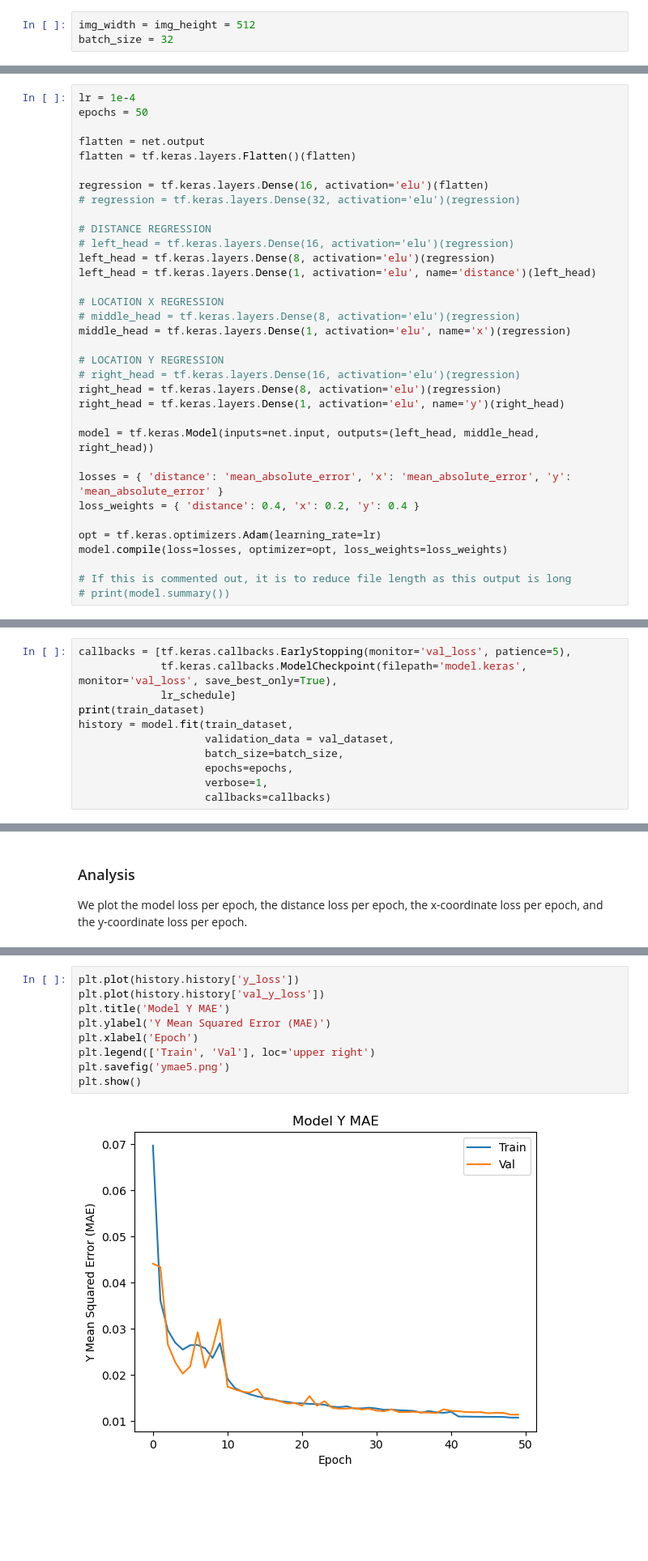
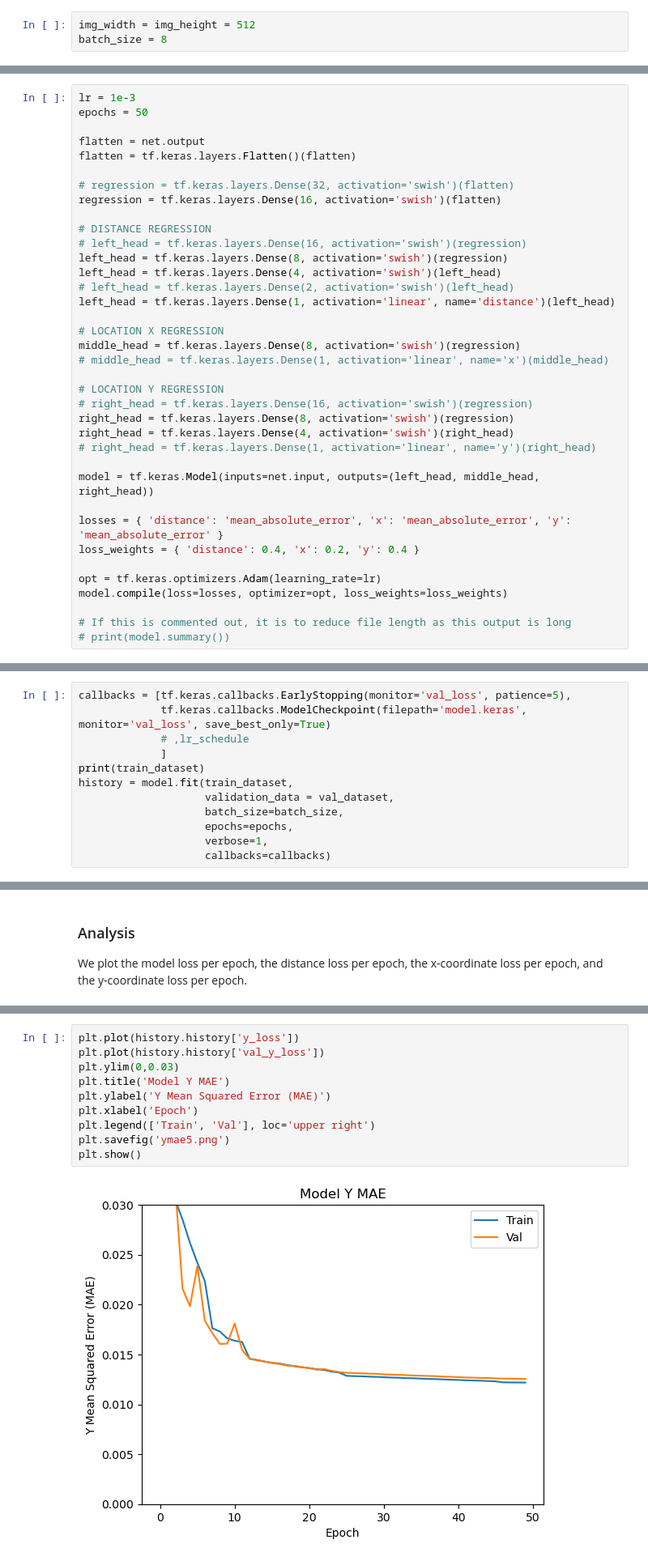
Before and after one commit to RandomKiddo/HackAI2025, a Jupyter notebook: src/Project.ipynb, the cells around one changed output, grey strips where cells are left out. Shown: that part at 81% size. Drawn from its saved outputs; the diff is of its cells as text; blank space fills up the shorter version.

```diff
--- a/src/Project.ipynb
+++ b/src/Project.ipynb
@@ -70,7 +70,7 @@ plt.show()
 We repeat the same thing in three dimensions to see the data a bit better.
 # %%
 img_width = img_height = 512
-batch_size = 32
+batch_size = 8
 # %%
 x = np.arange(0, img_width, 1)
 y = np.arange(0, img_height, 1)
@@ -224,28 +247,31 @@ net.trainable = False
 # %% [markdown]
 We create our MHN using Tensorflow's functional API. We set a learning rate and epochs and flatten the output of the net. We then define the three regression heads and create the model using those outputs. We use MAE for the error and loss for all heads, and weight the losses based on experimental trials. We use the `Adam` optimizer.
 # %%
-lr = 1e-4
+lr = 1e-3
 epochs = 50
 
 flatten = net.output
 flatten = tf.keras.layers.Flatten()(flatten)
 
-regression = tf.keras.layers.Dense(16, activation='elu')(flatten)
-# regression = tf.keras.layers.Dense(32, activation='elu')(regression)
+# regression = tf.keras.layers.Dense(32, activation='swish')(flatten)
+regression = tf.keras.layers.Dense(16, activation='swish')(flatten)
 
 # DISTANCE REGRESSION
-# left_head = tf.keras.layers.Dense(16, activation='elu')(regression)
-left_head = tf.keras.layers.Dense(8, activation='elu')(regression)
-left_head = tf.keras.layers.Dense(1, activation='elu', name='distance')(left_head)
+# left_head = tf.keras.layers.Dense(16, activation='swish')(regression)
+left_head = tf.keras.layers.Dense(8, activation='swish')(regression)
+left_head = tf.keras.layers.Dense(4, activation='swish')(left_head)
+# left_head = tf.keras.layers.Dense(2, activation='swish')(left_head)
+left_head = tf.keras.layers.Dense(1, activation='linear', name='distance')(left_head)
 
 # LOCATION X REGRESSION
-# middle_head = tf.keras.layers.Dense(8, activation='elu')(regression)
-middle_head = tf.keras.layers.Dense(1, activation='elu', name='x')(regression)
+middle_head = tf.keras.layers.Dense(8, activation='swish')(regression)
+# middle_head = tf.keras.layers.Dense(1, activation='linear', name='x')(middle_head)
 
 # LOCATION Y REGRESSION
-# right_head = tf.keras.layers.Dense(16, activation='elu')(regression)
-right_head = tf.keras.layers.Dense(8, activation='elu')(regression)
-right_head = tf.keras.layers.Dense(1, activation='elu', name='y')(right_head)
+# right_head = tf.keras.layers.Dense(16, activation='swish')(regression)
+right_head = tf.keras.layers.Dense(8, activation='swish')(regression)
+right_head = tf.keras.layers.Dense(4, activation='swish')(right_head)
+# right_head = tf.keras.layers.Dense(1, activation='linear', name='y')(right_head)
 
 model = tf.keras.Model(inputs=net.input, outputs=(left_head, middle_head, right_head))
 
@@ -270,8 +296,9 @@ lr_schedule = tf.keras.callbacks.ReduceLROnPlateau(
 )
 # %%
 callbacks = [tf.keras.callbacks.EarlyStopping(monitor='val_loss', patience=5),
-             tf.keras.callbacks.ModelCheckpoint(filepath='model.keras', monitor='val_loss', save_best_only=True),
-             lr_schedule]
+             tf.keras.callbacks.ModelCheckpoint(filepath='model.keras', monitor='val_loss', save_best_only=True)
+             # ,lr_schedule
+             ]
 print(train_dataset)
 history = model.fit(train_dataset,
                     validation_data = val_dataset,
@@ -344,14 +375,15 @@ plt.show()
 # %%
 plt.plot(history.history['y_loss'])
 plt.plot(history.history['val_y_loss'])
+plt.ylim(0,0.03)
 plt.title('Model Y MAE')
 plt.ylabel('Y Mean Squared Error (MAE)')
 plt.xlabel('Epoch')
 plt.legend(['Train', 'Val'], loc='upper right')
 plt.savefig('ymae5.png')
 plt.show()
 # %% [output]
-[figure, old version]
+[figure, new version]
 # %% [markdown]
 We evaluate the *latest* model on the test set, just to get a preliminary feel. We also make predictions on the test set.
 # %%
```
Also changed, not shown: parts of 16 cells of this notebook.
